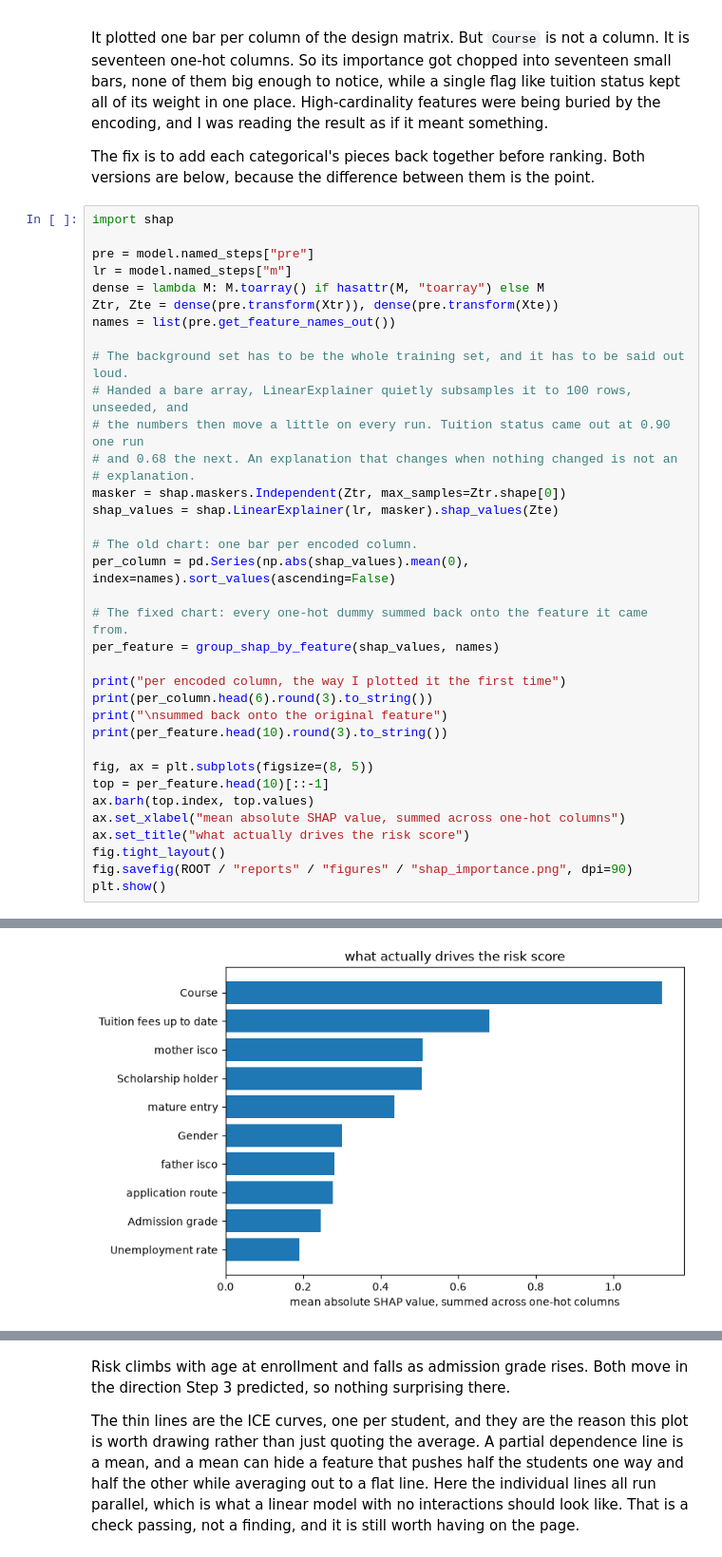
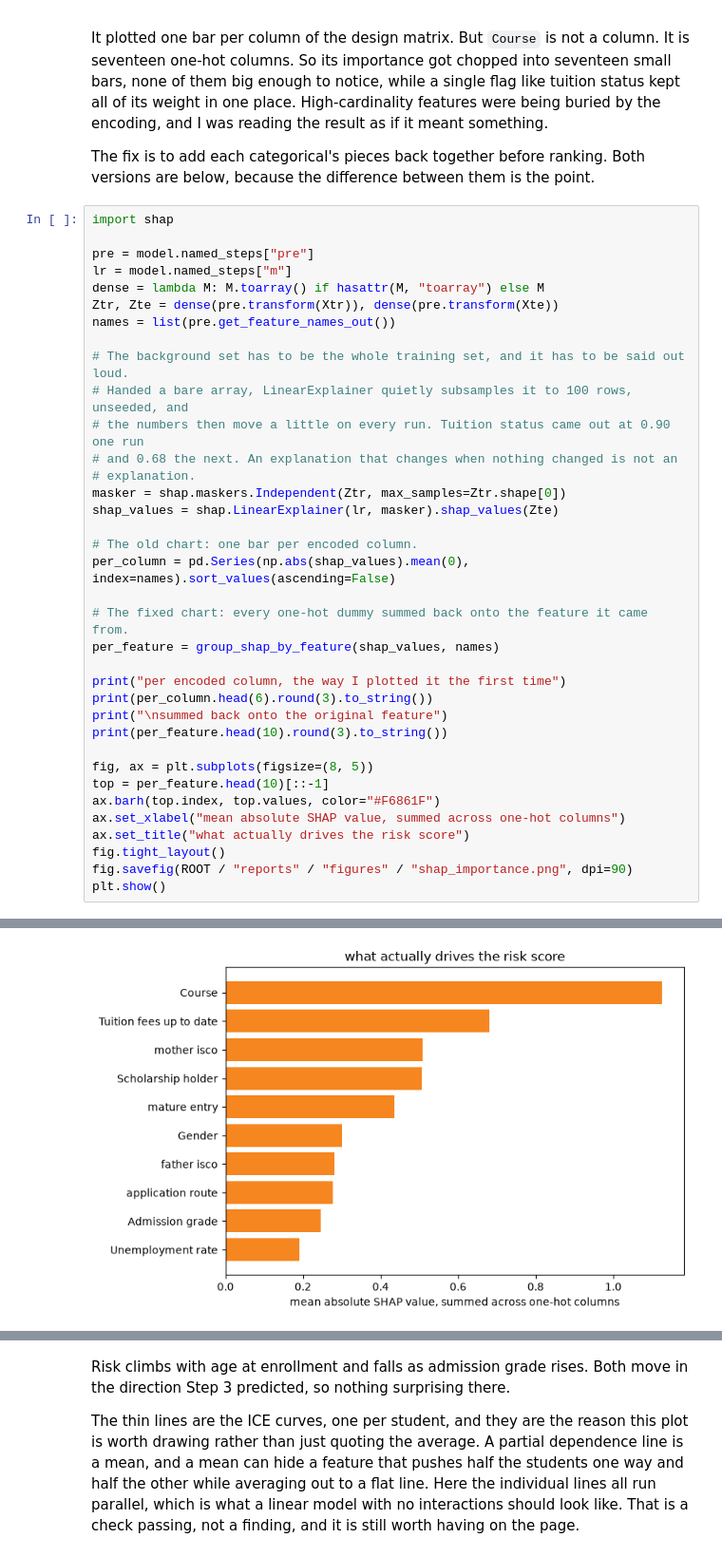
Before and after one commit to jeryldev/pgdaiml-capstone, a Jupyter notebook: notebooks/05_ethics_bias_audit.ipynb, the cells around one changed output, grey strips where cells are left out. Shown at 95% size. Cells and saved outputs as stored; diff of their text form.

```diff
--- a/notebooks/05_ethics_bias_audit.ipynb
+++ b/notebooks/05_ethics_bias_audit.ipynb
@@ -92,33 +92,33 @@ print(per_column.head(6).round(3).to_string())
 print("\nsummed back onto the original feature")
 print(per_feature.head(10).round(3).to_string())
 
 fig, ax = plt.subplots(figsize=(8, 5))
 top = per_feature.head(10)[::-1]
-ax.barh(top.index, top.values)
+ax.barh(top.index, top.values, color="#F6861F")
 ax.set_xlabel("mean absolute SHAP value, summed across one-hot columns")
 ax.set_title("what actually drives the risk score")
 fig.tight_layout()
 fig.savefig(ROOT / "reports" / "figures" / "shap_importance.png", dpi=90)
 plt.show()
 # %% [output]
 per encoded column, the way I plotted it the first time
 flag__Tuition fees up to date    0.680
 flag__Scholarship holder         0.507
 flag__mature entry               0.436
 flag__Gender                     0.301
 cat__Course_9500                 0.284
 num__Admission grade             0.245
 
 summed back onto the original feature
 Course                     1.126
 Tuition fees up to date    0.680
 mother isco                0.509
 Scholarship holder         0.507
 mature entry               0.436
 Gender                     0.301
 father isco                0.282
 application route          0.276
 Admission grade            0.245
 Unemployment rate          0.190
-[figure, old version]
+[figure, new version]
 # %% [markdown]
```
Also changed, not shown: parts of 7 cells of this notebook, 15 other files.
